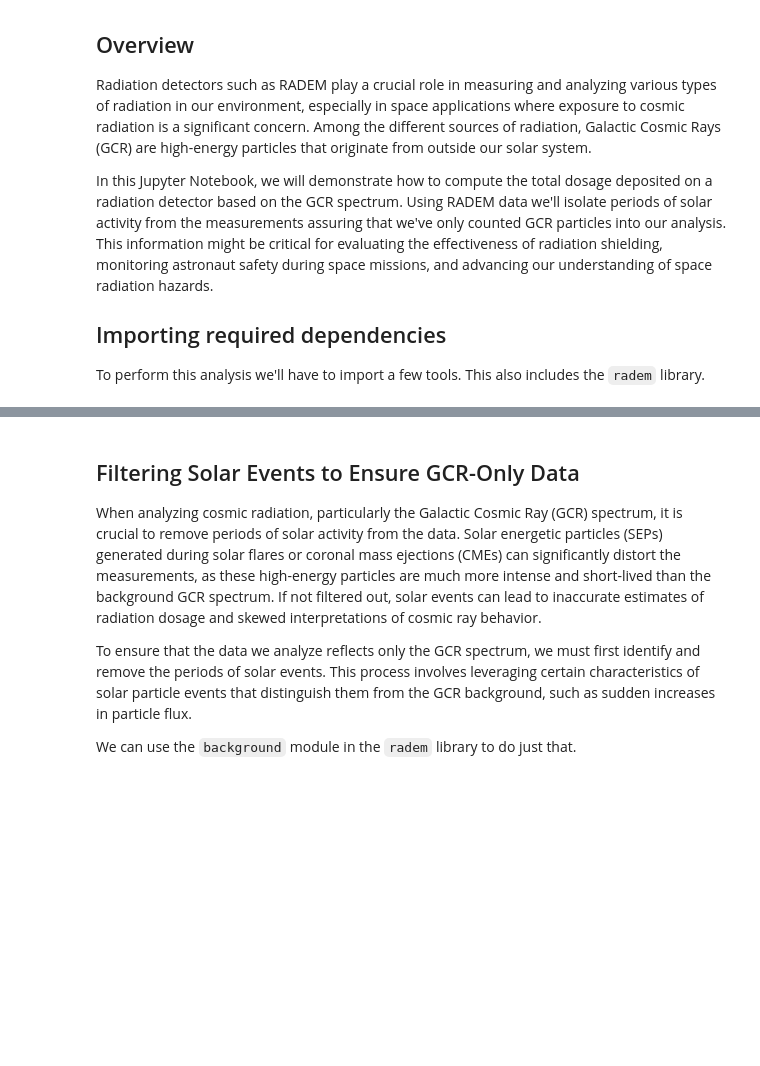
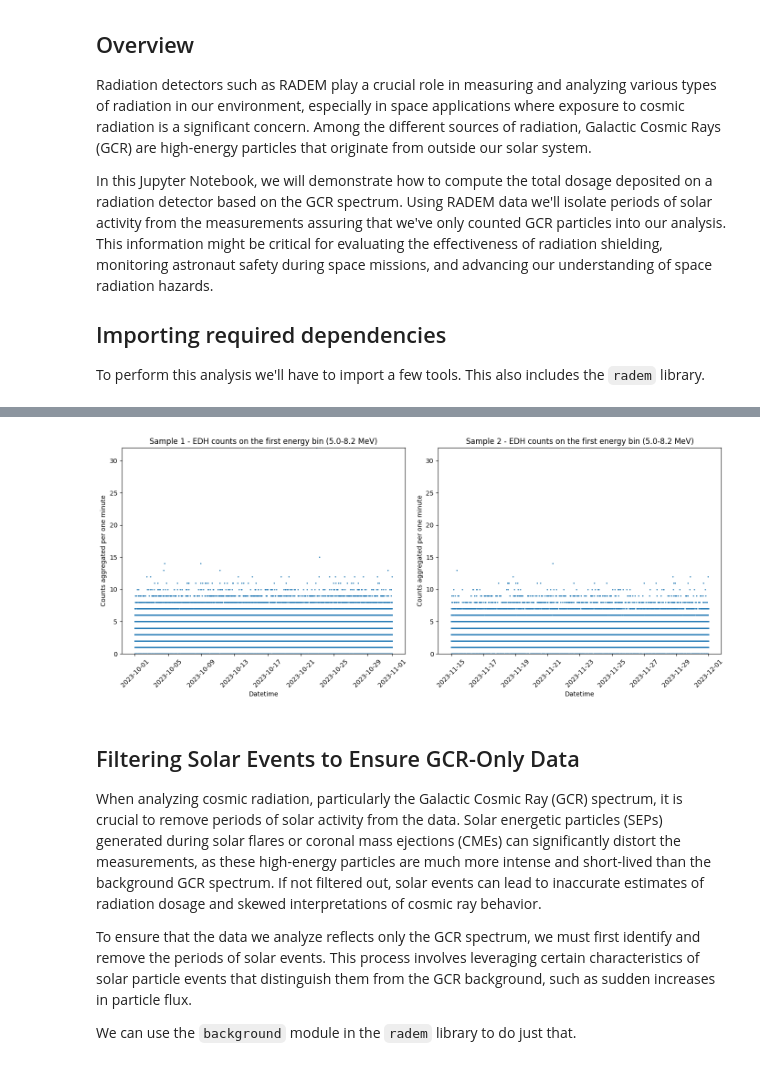
Before and after one commit to AGHRADEM/radem, a Jupyter notebook: src/radem/examples/total_gcr_dose.ipynb, the cells around one changed output, grey strips where cells are left out. Cells and saved outputs as stored; diff of their text form; code cells hidden in the pictures; blank space fills up the shorter version.

```diff
--- a/src/radem/examples/total_gcr_dose.ipynb
+++ b/src/radem/examples/total_gcr_dose.ipynb
@@ -76,3 +103,27 @@ plt.show()
+# %%
+sample_1 = select_time(df, "2023-10-01", "2023-11-01")
+sample_2 = select_time(df, "2023-11-15", "2023-12-01")
+# %%
+max_value = max(sample_1['value'].max(), sample_2['value'].max())
+
+fig, ax = plt.subplots(1, 2, figsize=(14, 6))
+
+ax[0].scatter(sample_1['time'], sample_1['value'], s=1)
+ax[0].set_title(f"Sample 1 - EDH counts on the first energy bin (5.0-8.2 MeV)")
+
+ax[1].scatter(sample_2['time'], sample_2['value'], s=1)
+ax[1].set_title(f"Sample 2 - EDH counts on the first energy bin (5.0-8.2 MeV)")
+
+for a in ax:
+    a.set_xlabel("Datetime")
+    a.set_ylabel("Counts aggregated per one minute")
+    a.set_ylim(0, max_value)
+    a.tick_params(axis='x', rotation=45)
+
+plt.tight_layout()
+plt.show()
+# %% [output]
+[figure, added]
 # %% [markdown]
 ## Filtering Solar Events to Ensure GCR-Only Data
 When analyzing cosmic radiation, particularly the Galactic Cosmic Ray (GCR) spectrum, it is crucial to remove periods of solar activity from the data. Solar energetic particles (SEPs) generated during solar flares or coronal mass ejections (CMEs) can significantly distort the measurements, as these high-energy particles are much more intense and short-lived than the background GCR spectrum. If not filtered out, solar events can lead to inaccurate estimates of radiation dosage and skewed interpretations of cosmic ray behavior.
```
Also changed, not shown: parts of 10 cells of this notebook, 3 other files.
